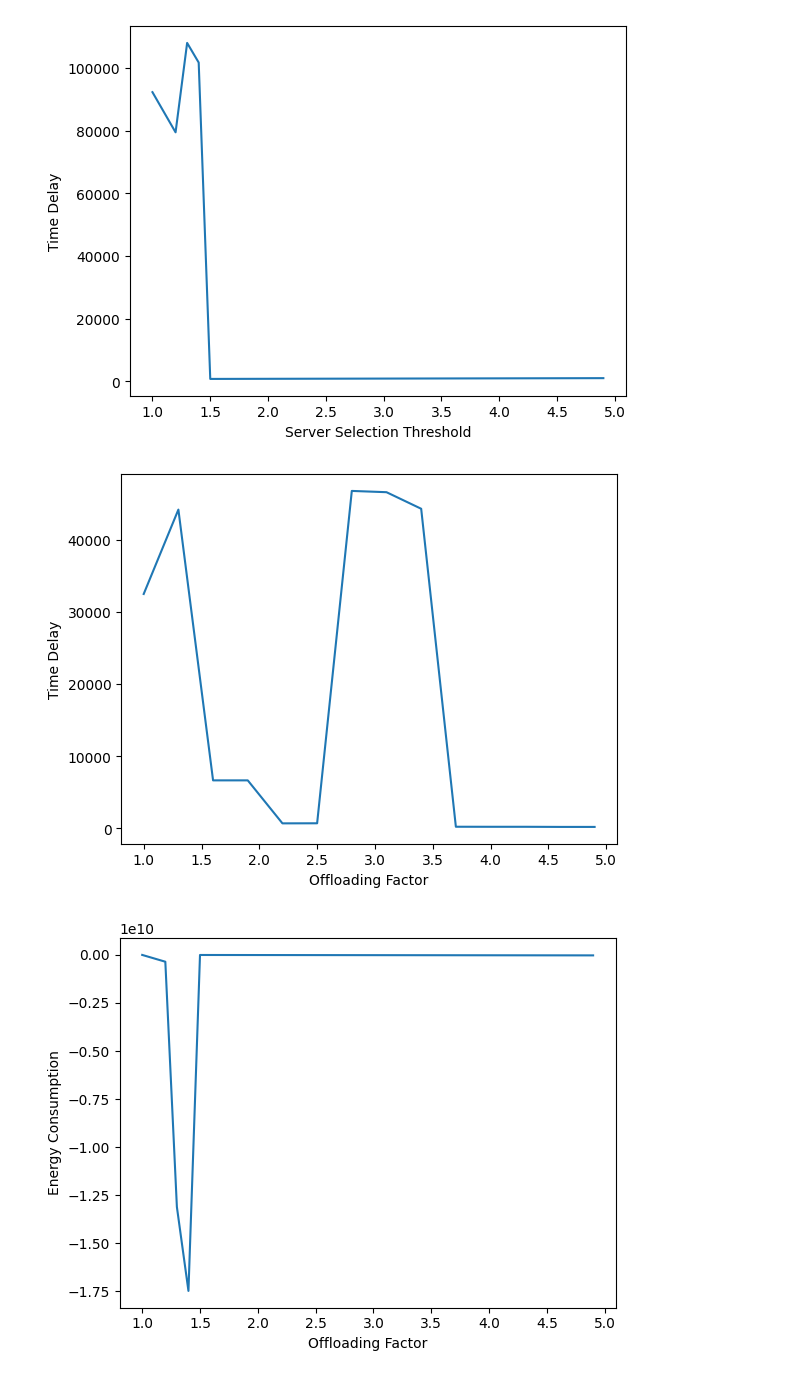
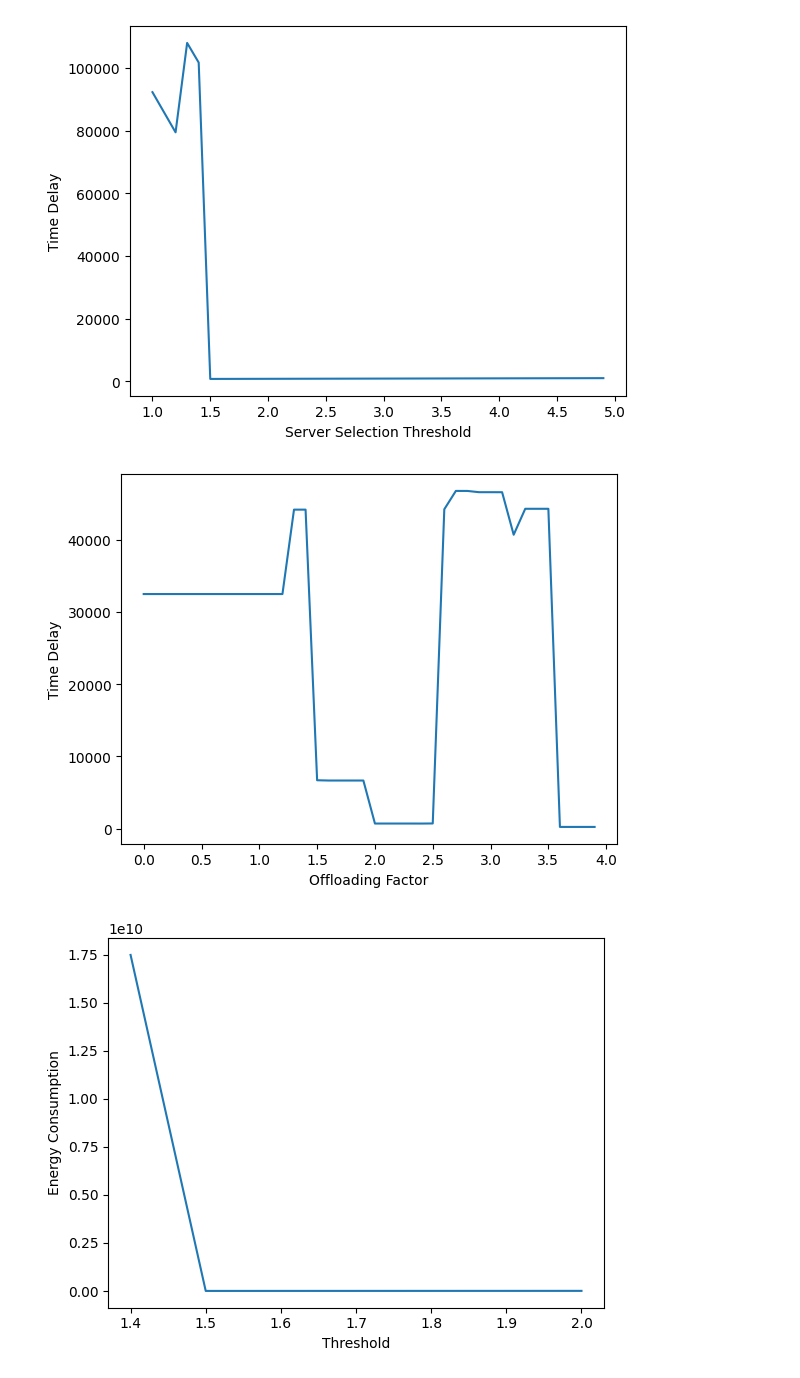
Before and after one commit to Zaid944/Task_Offloading, a Jupyter notebook: run.ipynb, the cells around one changed output. Cells and saved outputs as stored; diff of their text form; code cells hidden in the pictures.

Commit message:
graph created

```diff
--- a/run.ipynb
+++ b/run.ipynb
@@ -47,7 +47,7 @@ plt.show()
 while len(time)>0:
     time.pop()
 # %%
-arr = np.arange(1,5,0.3)
+arr = np.arange(0,4,0.1)
 # %%
 for i in range(0,len(arr)):
     # print(arr[i])
@@ -67,22 +67,26 @@ plt.ylabel("Time Delay")
 plt.savefig("graph6.pdf")
 plt.show()
 # %% [output]
-[figure, old version]
+[figure, new version]
 # %%
-arr = np.arange(1,5,0.1)
+arr = np.arange(1.4,2,0.1)
 energy = []
 for i in range(0,len(arr)):
     energy.append(cluster_assigning(0.5,arr[i],10,1)[1])
     for i in range(0,len(free_cluster_next_time)):
         free_cluster_next_time[i] = 0
+
+for i in range(0,len(energy)):
+    if(energy[i] < 0):
+        energy[i] *= -1
 # %%
 plt.plot(arr, energy)
-plt.xlabel("Offloading Factor")
+plt.xlabel("Threshold")
 plt.ylabel("Energy Consumption")
 plt.savefig("graph7.pdf")
 plt.show()
 # %% [output]
-[figure, old version]
+[figure, new version]
 # %%
 energy = []
 
```
Also changed, not shown: parts of 1 cell of this notebook, 4 other files.
